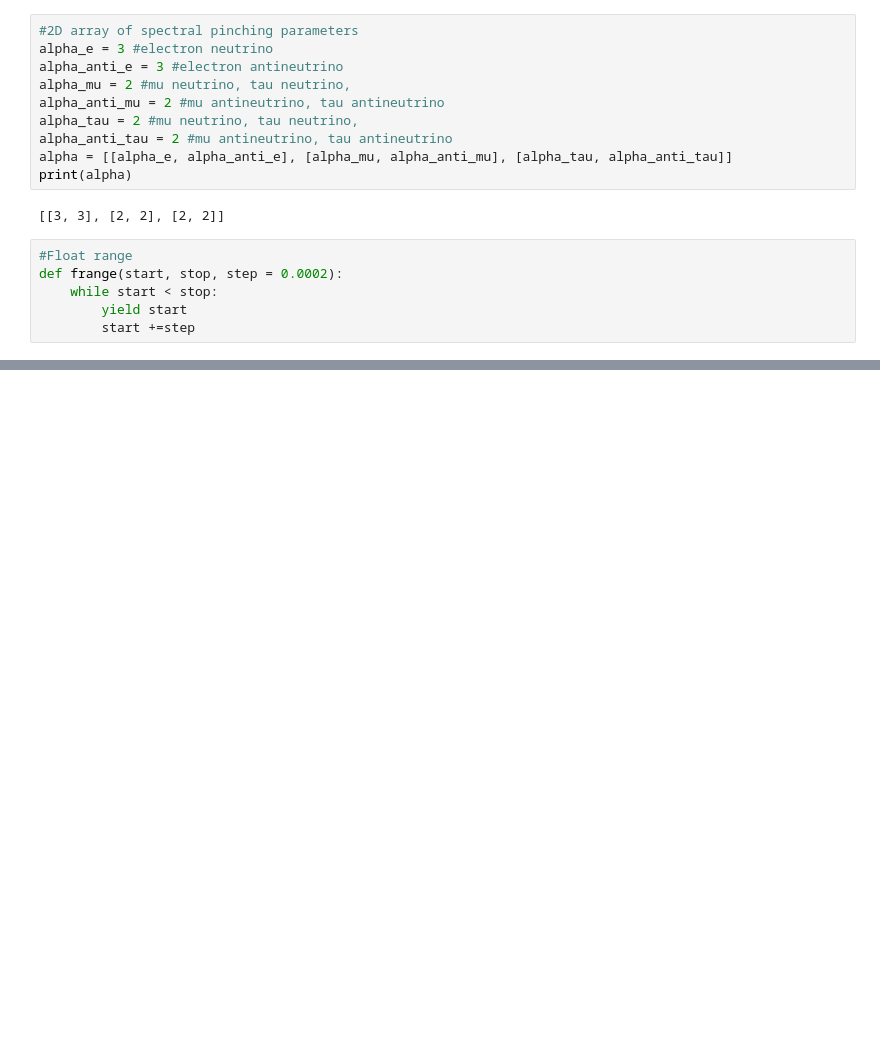
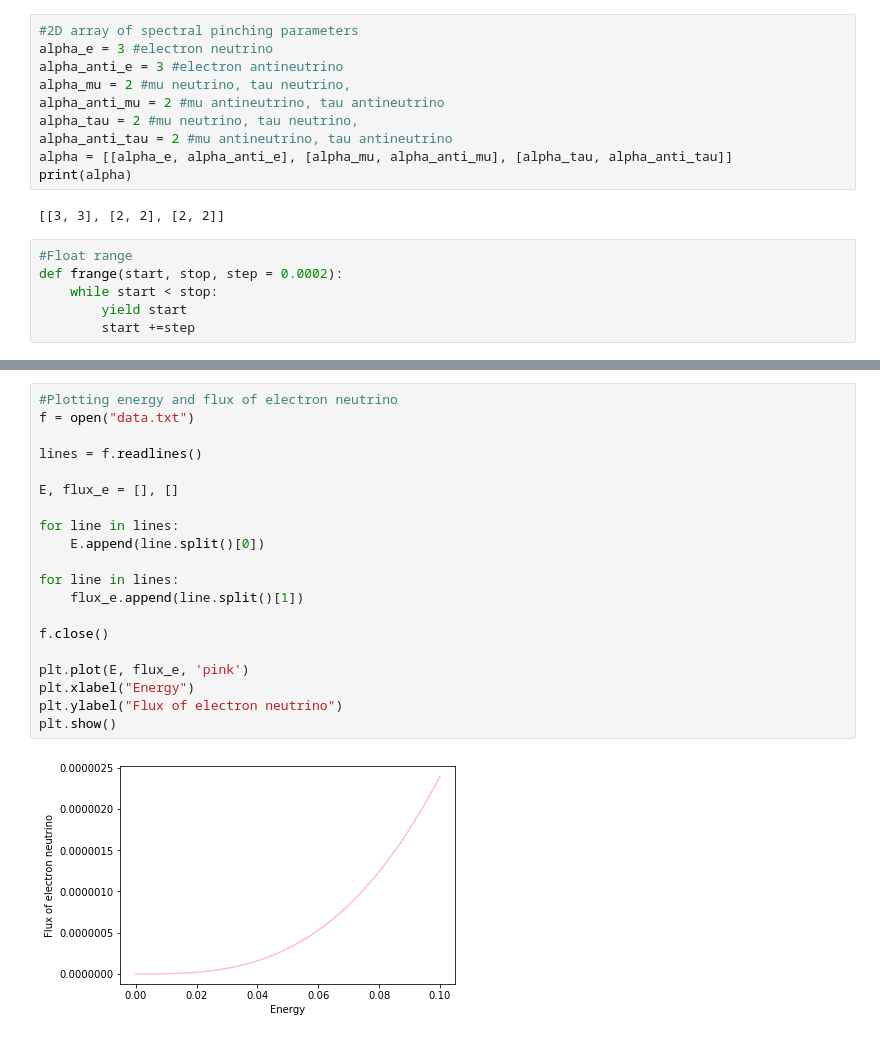
Before and after one commit to shilpakancharla/supernova, a Jupyter notebook: Input parameters.ipynb, the cells around one changed output, grey strips where cells are left out. Drawn from its saved outputs; the diff is of its cells as text; blank space fills up the shorter version.

```diff
--- a/Input parameters.ipynb
+++ b/Input parameters.ipynb
@@ -169,0 +174,22 @@ for E in frange(0, 0.1002, 0.0002):
+# %%
+#Plotting energy and flux of electron neutrino
+f = open("data.txt")
+
+lines = f.readlines()
+
+E, flux_e = [], []
+
+for line in lines:
+    E.append(line.split()[0])
+
+for line in lines:
+    flux_e.append(line.split()[1])
+
+f.close()
+
+plt.plot(E, flux_e, 'pink')
+plt.xlabel("Energy")
+plt.ylabel("Flux of electron neutrino")
+plt.show()
+# %% [output]
+[figure, added]
```
Also changed, not shown: parts of 7 cells of this notebook.
